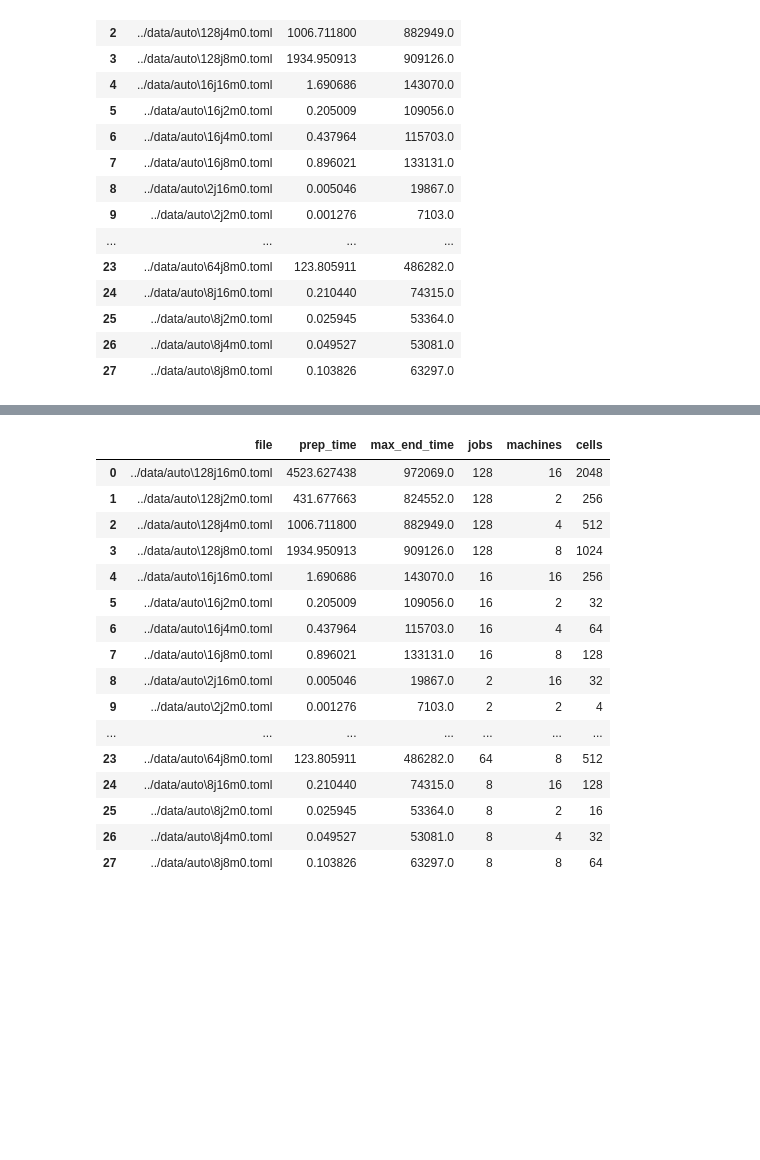
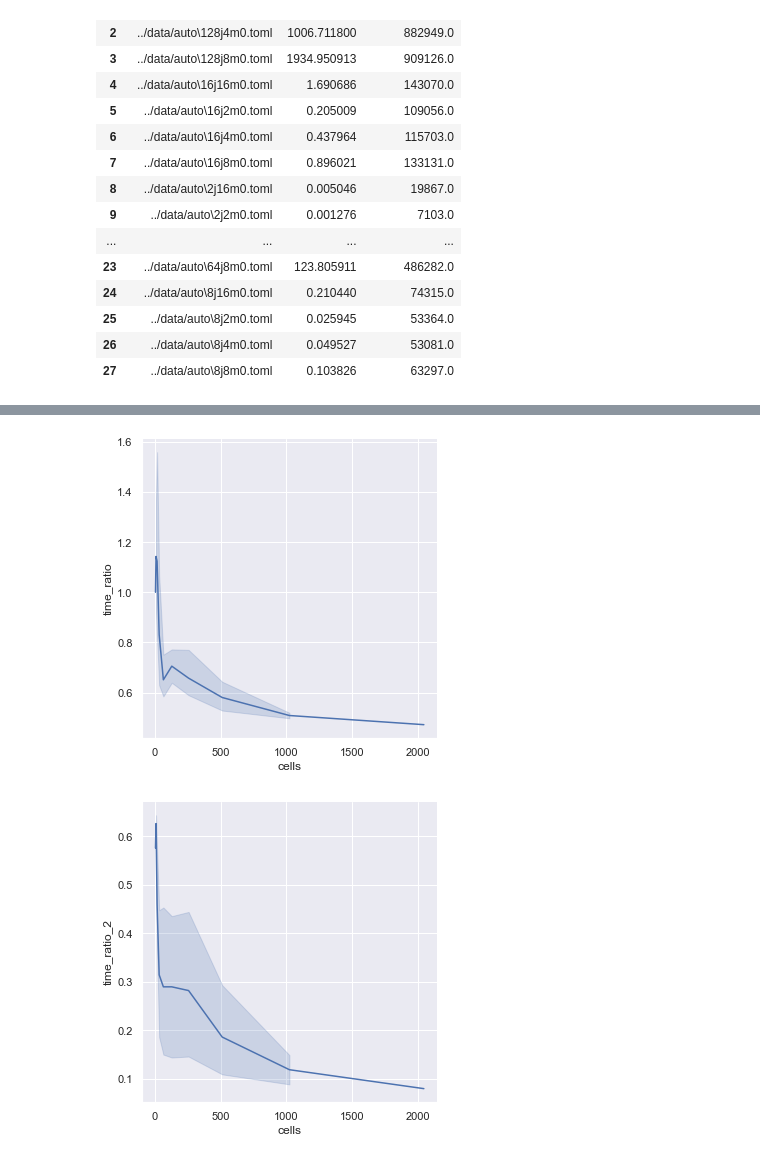
Before and after one commit to ksazon/pcoss, a Jupyter notebook: mgr_linux/mgr_client/prepare_data_files.ipynb, the cells around one changed output, grey strips where cells are left out. Cells and saved outputs as stored; diff of their text form; code cells hidden in the pictures; blank space fills up the shorter version.

```diff
--- a/mgr_linux/mgr_client/prepare_data_files.ipynb
+++ b/mgr_linux/mgr_client/prepare_data_files.ipynb
@@ -124,26 +88,35 @@ op_times_df
-# %%
-op_times_df['jobs'] = op_times_df['file'].str.extract(r'^[^\d]+(\d+)j.*$').astype(np.int)
-op_times_df['machines'] = op_times_df['file'].str.extract(r'^[^\d]+\d+j(\d+)m.*$').astype(np.int)
-op_times_df['cells'] = op_times_df.jobs * op_times_df.machines
-op_times_df
-# %% [output]
-|  | file | prep_time | max_end_time | jobs | machines | cells |
-| 0 | ../data/auto\128j16m0.toml | 4523.627438 | 972069.0 | 128 | 16 | 2048 |
-| 1 | ../data/auto\128j2m0.toml | 431.677663 | 824552.0 | 128 | 2 | 256 |
-| 2 | ../data/auto\128j4m0.toml | 1006.711800 | 882949.0 | 128 | 4 | 512 |
-| 3 | ../data/auto\128j8m0.toml | 1934.950913 | 909126.0 | 128 | 8 | 1024 |
-| 4 | ../data/auto\16j16m0.toml | 1.690686 | 143070.0 | 16 | 16 | 256 |
-| 5 | ../data/auto\16j2m0.toml | 0.205009 | 109056.0 | 16 | 2 | 32 |
-| 6 | ../data/auto\16j4m0.toml | 0.437964 | 115703.0 | 16 | 4 | 64 |
-| 7 | ../data/auto\16j8m0.toml | 0.896021 | 133131.0 | 16 | 8 | 128 |
-| 8 | ../data/auto\2j16m0.toml | 0.005046 | 19867.0 | 2 | 16 | 32 |
-| 9 | ../data/auto\2j2m0.toml | 0.001276 | 7103.0 | 2 | 2 | 4 |
-| ... | ... | ... | ... | ... | ... | ... |
-| 23 | ../data/auto\64j8m0.toml | 123.805911 | 486282.0 | 64 | 8 | 512 |
-| 24 | ../data/auto\8j16m0.toml | 0.210440 | 74315.0 | 8 | 16 | 128 |
-| 25 | ../data/auto\8j2m0.toml | 0.025945 | 53364.0 | 8 | 2 | 16 |
-| 26 | ../data/auto\8j4m0.toml | 0.049527 | 53081.0 | 8 | 4 | 32 |
-| 27 | ../data/auto\8j8m0.toml | 0.103826 | 63297.0 | 8 | 8 | 64 |
+# %%
+def calc_stupid_time(row, conflicts):
+    l = []
+    # mc = max([row[c1] + row[c2] for c1, c2 in conflicts])
+    # return max((max(row), max([row[c1] + row[c2] for c1, c2 in conflicts]), 0))
+    for c1, c2 in conflicts:
+        l.append(row[c1] + row[c2])
+    l.append(max(row))
+    return max(l)
+
+op_times_df['jobs'] = op_times_df['file'].str.extract(r'^[^\d]+(\d+)j.*$').astype(np.int)
+op_times_df['machines'] = op_times_df['file'].str.extract(r'^[^\d]+\d+j(\d+)m.*$').astype(np.int)
+op_times_df['cells'] = op_times_df.jobs * op_times_df.machines
+op_times_df['primitive_time'] = 0
+op_times_df['seq_op_time'] = 0
+
+for idx, o in op_times_df.iterrows():
+    pf = o.file
+    # print(pf)
+    pi = cpi.ProblemInput.from_toml(pf)
+    op_times_df.loc[idx, 'primitive_time'] = sum(pi.processing_times.apply(lambda r: calc_stupid_time(r, pi.conflicting_machines_list), axis=1))
+    op_times_df.loc[idx, 'seq_op_time'] = sum(pi.processing_times.apply(lambda r: r.sum(), axis=1))
+
+op_times_df['time_ratio'] = op_times_df.max_end_time / op_times_df.primitive_time
+op_times_df['time_ratio_2'] = op_times_df.max_end_time / op_times_df.seq_op_time
+op_times_df.sort_values('cells')
+
+g = sns.relplot(x="cells", y="time_ratio", data=op_times_df, kind="line",)
+g = sns.relplot(x="cells", y="time_ratio_2", data=op_times_df, kind="line",)
+# %% [output]
+[figure, added]
+[figure, added]
 # %%
 g = sns.relplot(x="machines", y="prep_time", data=op_times_df[op_times_df.jobs==128], kind="line",)
 # g.fig.autofmt_xdate()
```
Also changed, not shown: parts of 6 cells of this notebook, 8 other files.
